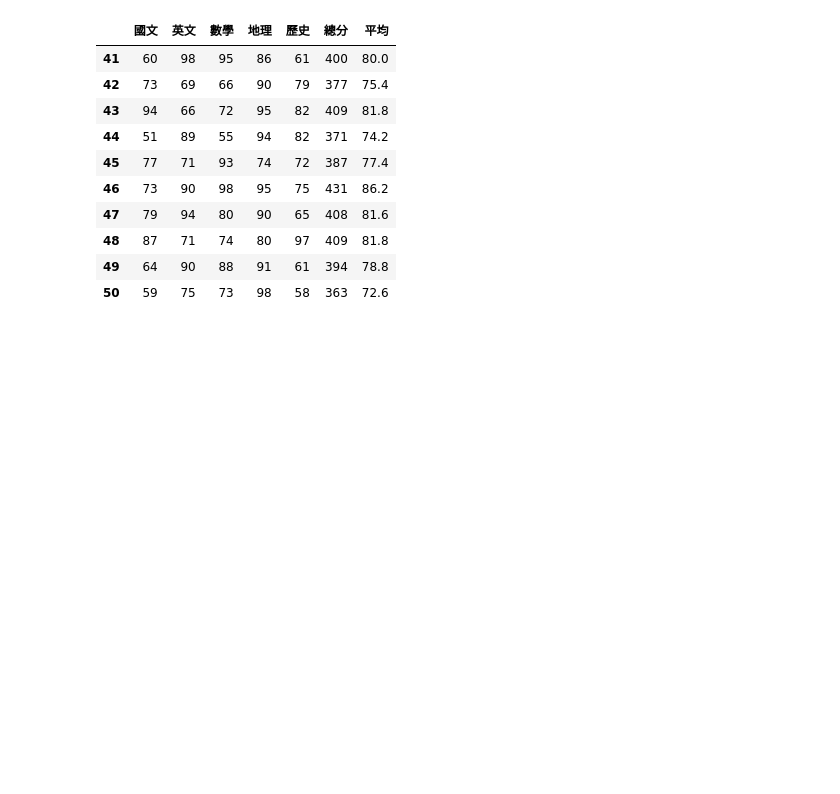
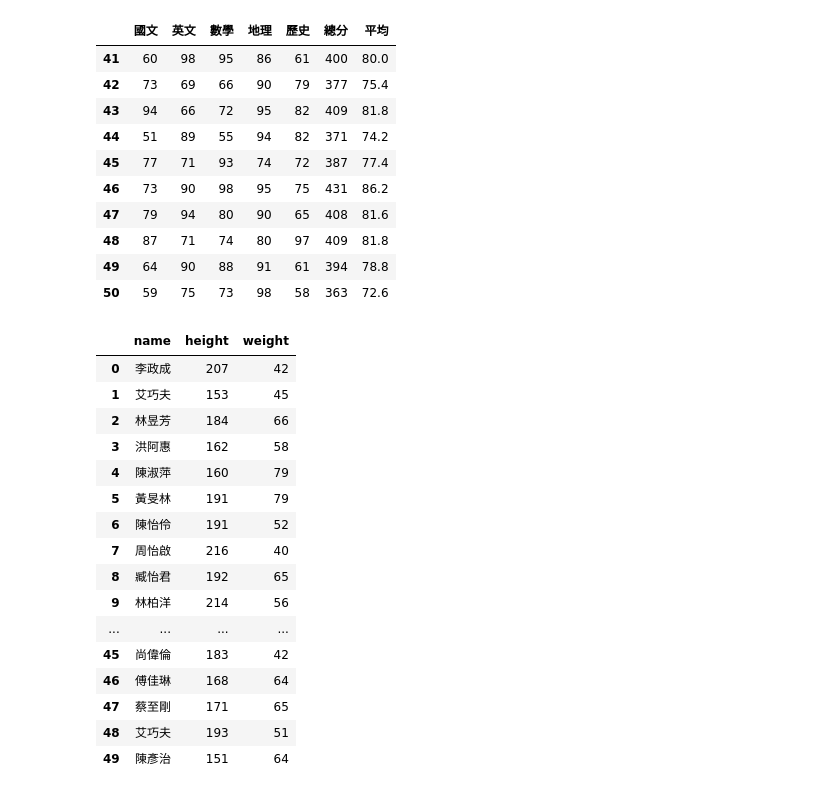
Before and after one commit to lansj0221/2024_2_20_2_4, a Jupyter notebook: lesson15/lesson15_3.ipynb, the cells around one changed output. Cells and saved outputs as stored; diff of their text form; code cells hidden in the pictures; blank space fills up the shorter version.

```diff
--- a/lesson15/lesson15_3.ipynb
+++ b/lesson15/lesson15_3.ipynb
@@ -282,3 +282,44 @@ display(scores_df.iloc[-10:])
 | 48 | 87 | 71 | 74 | 80 | 97 | 409 | 81.8 |
 | 49 | 64 | 90 | 88 | 91 | 61 | 394 | 78.8 |
 | 50 | 59 | 75 | 73 | 98 | 58 | 363 | 72.6 |
+# %%
+from requests import Response
+import requests
+from io import StringIO
+import csv
+import pandas as pd
+
+def get_data() -> list[dict]:
+    link = 'https://raw.githubusercontent.com/roberthsu2003/__2024_02_20_2_4__/main/lesson11/students.csv'
+    try :
+        down:Response=requests.get(link)
+
+    except:
+        print("Erro")
+        return 1
+    file:str=down.text
+    b:StringIO=StringIO(file)
+    cs=csv.DictReader(b)
+    data:list[dict]=list(cs)
+    return data
+
+data:list[dict] = get_data()
+pd.DataFrame(data)
+# %% [output]
+|  | name | height | weight |
+| 0 | 李政成 | 207 | 42 |
+| 1 | 艾巧夫 | 153 | 45 |
+| 2 | 林昱芳 | 184 | 66 |
+| 3 | 洪阿惠 | 162 | 58 |
+| 4 | 陳淑萍 | 160 | 79 |
+| 5 | 黃旻林 | 191 | 79 |
+| 6 | 陳怡伶 | 191 | 52 |
+| 7 | 周怡啟 | 216 | 40 |
+| 8 | 臧怡君 | 192 | 65 |
+| 9 | 林柏洋 | 214 | 56 |
+| ... | ... | ... | ... |
+| 45 | 尚偉倫 | 183 | 42 |
+| 46 | 傅佳琳 | 168 | 64 |
+| 47 | 蔡至剛 | 171 | 65 |
+| 48 | 艾巧夫 | 193 | 51 |
+| 49 | 陳彥治 | 151 | 64 |
```
